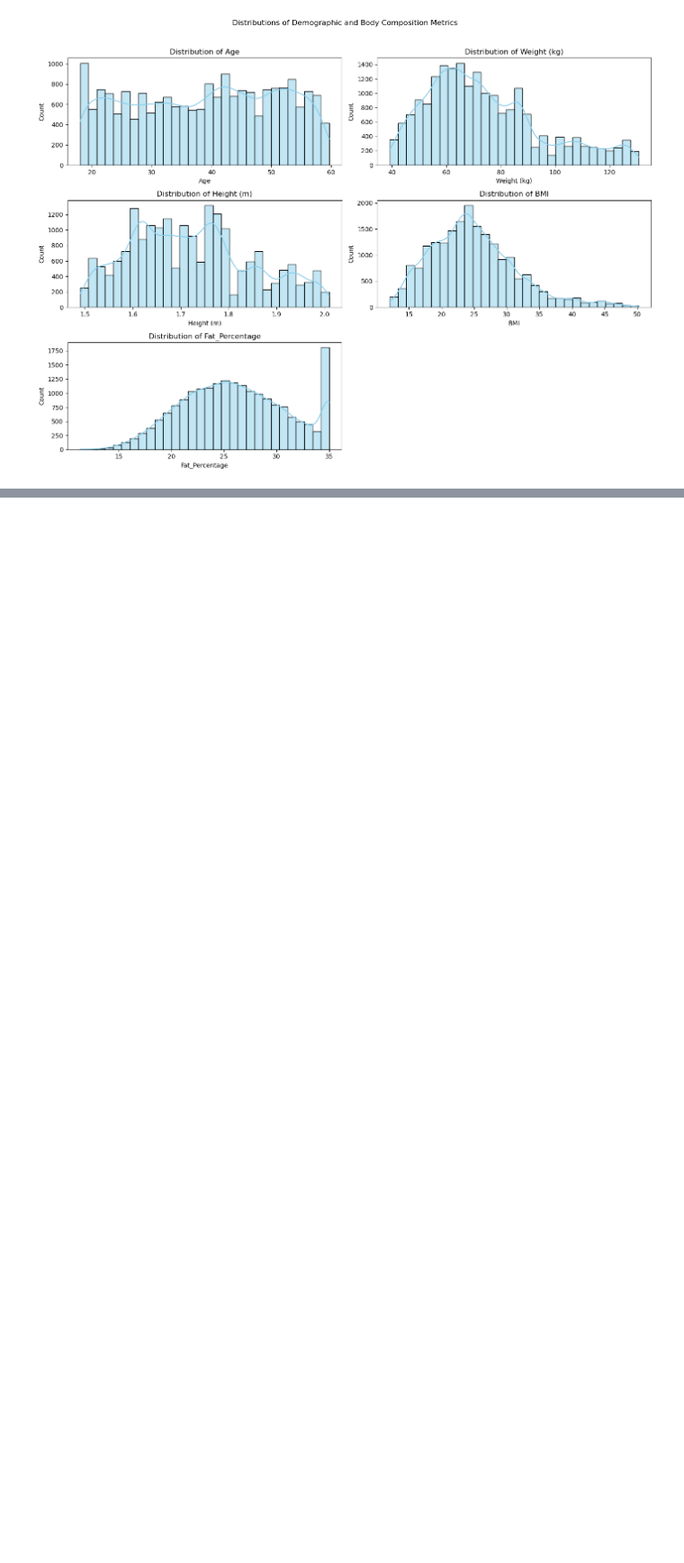
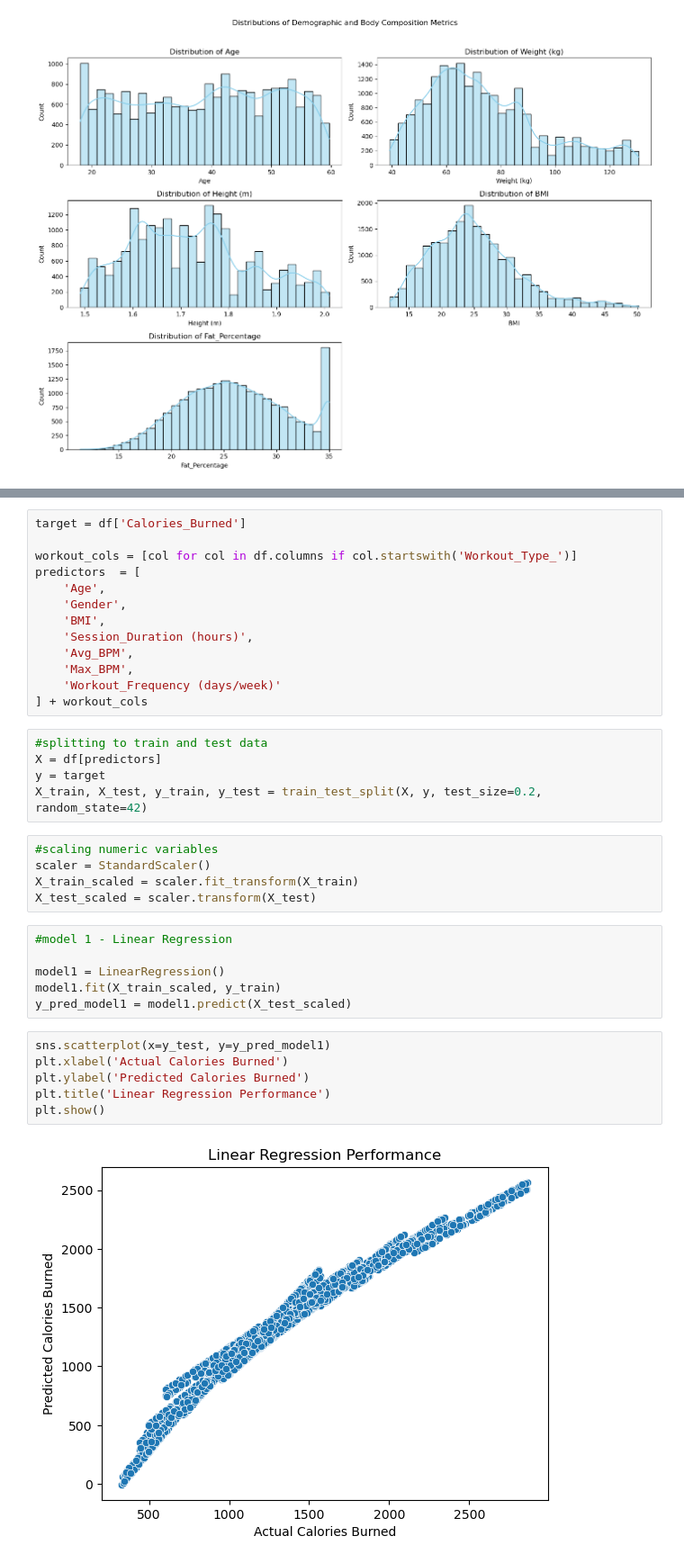
Before and after one commit to dishasanthosh/Group_2_IMT574, a Jupyter notebook: Group 2_Final Project_IMT 574.ipynb, the cells around one changed output, grey strips where cells are left out. Shown at 90% size. Drawn from its saved outputs; the diff is of its cells as text; blank space fills up the shorter version.

Commit message:
built LR and RF model for RQ1

```diff
--- a/Group 2_Final Project_IMT 574.ipynb
+++ b/Group 2_Final Project_IMT 574.ipynb
@@ -89,0 +115,37 @@ plt.show()
+# %%
+target = df['Calories_Burned']
+
+workout_cols = [col for col in df.columns if col.startswith('Workout_Type_')]
+predictors  = [
+    'Age',
+    'Gender',
+    'BMI',
+    'Session_Duration (hours)',
+    'Avg_BPM',
+    'Max_BPM',
+    'Workout_Frequency (days/week)'
+] + workout_cols
+# %%
+#splitting to train and test data
+X = df[predictors]
+y = target
+X_train, X_test, y_train, y_test = train_test_split(X, y, test_size=0.2, random_state=42)
+# %%
+#scaling numeric variables
+scaler = StandardScaler()
+X_train_scaled = scaler.fit_transform(X_train)
+X_test_scaled = scaler.transform(X_test)
+# %%
+#model 1 - Linear Regression
+
+model1 = LinearRegression()
+model1.fit(X_train_scaled, y_train)
+y_pred_model1 = model1.predict(X_test_scaled)
+# %%
+sns.scatterplot(x=y_test, y=y_pred_model1)
+plt.xlabel('Actual Calories Burned')
+plt.ylabel('Predicted Calories Burned')
+plt.title('Linear Regression Performance')
+plt.show()
+# %% [output]
+[figure, added]
```
Also changed, not shown: parts of 10 cells of this notebook.
